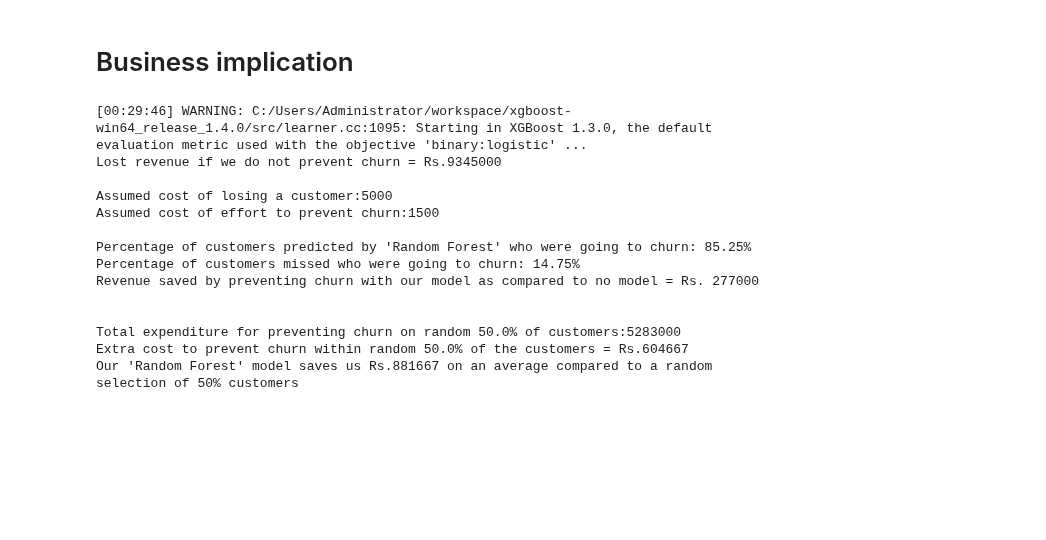
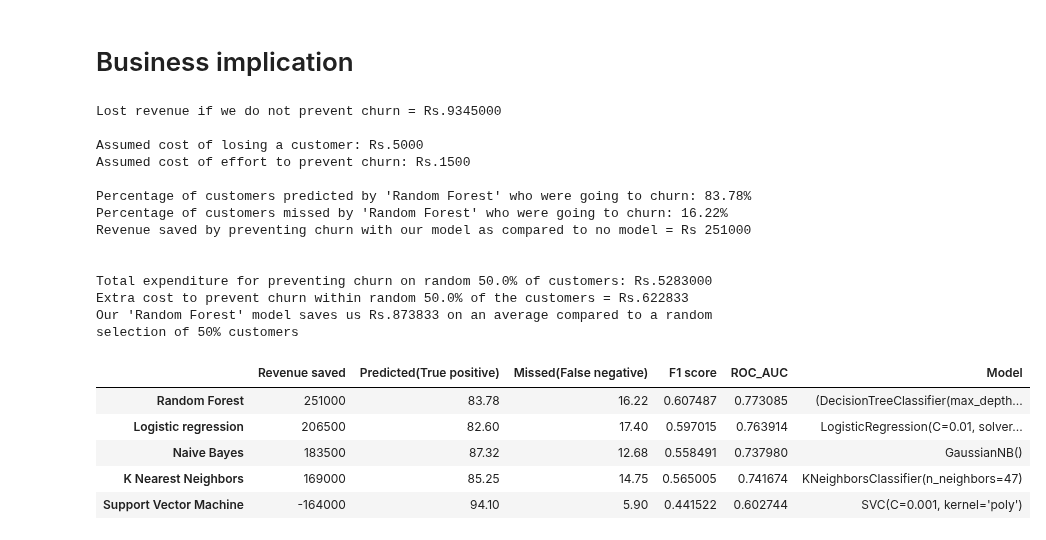
Before and after one commit to AnupamMisra/Data-science-projects, a Jupyter notebook: Customer_churn/Code/customer_churn.ipynb, the cells around one changed output. Drawn from its saved outputs; the diff is of its cells as text; code cells hidden in the pictures; blank space fills up the shorter version.

```diff
--- a/Customer_churn/Code/customer_churn.ipynb
+++ b/Customer_churn/Code/customer_churn.ipynb
@@ -346,11 +345,11 @@ def compute(df, *var):
     pred_svm,misd_svm,f1_svm,roc_svm,rev_svm=build(svm,X_train, X_test, y_train, y_test,c,e)
     pred_rf,misd_rf,f1_rf,roc_rf,rev_rf=build(rf,X_train, X_test, y_train, y_test,c,e)
 
-    rev = [rev_svm,rev_b,rev_knn,rev_lr,rev_x,rev_rf]
-    misd= [misd_svm,misd_b,misd_knn,misd_lr,misd_x,misd_rf]
-    pred= [pred_svm,pred_b,pred_knn,pred_lr,pred_x,pred_rf]
-    f1s= [f1_svm,f1_b,f1_knn,f1_lr,f1_x,f1_rf]
-    rocs= [roc_svm,roc_b,roc_knn,roc_lr,roc_x,roc_rf]
+    rev = [rev_svm,rev_b,rev_knn,rev_lr,rev_rf]
+    misd= [misd_svm,misd_b,misd_knn,misd_lr,misd_rf]
+    pred= [pred_svm,pred_b,pred_knn,pred_lr,pred_rf]
+    f1s= [f1_svm,f1_b,f1_knn,f1_lr,f1_rf]
+    rocs= [roc_svm,roc_b,roc_knn,roc_lr,roc_rf]
     mod = ["Support Vector Machine", "Naive Bayes","K Nearest Neighbors","Logistic regression","Random Forest"]
     model = [svm,g,knnc,lr,rf]
 
@@ -434,17 +433,25 @@ if __name__=="__main__":
     mod,X,y=compute(df,*var)
     business(df,y,mod,*var)
 # %% [output]
-[00:29:46] WARNING: C:/Users/Administrator/workspace/xgboost-win64_release_1.4.0/src/learner.cc:1095: Starting in XGBoost 1.3.0, the default evaluation metric used with the objective 'binary:logistic' ...
 Lost revenue if we do not prevent churn = Rs.9345000
 
-Assumed cost of losing a customer:5000
-Assumed cost of effort to prevent churn:1500
+Assumed cost of losing a customer: Rs.5000
+Assumed cost of effort to prevent churn: Rs.1500
 
-Percentage of customers predicted by 'Random Forest' who were going to churn: 85.25%
-Percentage of customers missed who were going to churn: 14.75%
-Revenue saved by preventing churn with our model as compared to no model = Rs. 277000
+Percentage of customers predicted by 'Random Forest' who were going to churn: 83.78%
+Percentage of customers missed by 'Random Forest' who were going to churn: 16.22%
+Revenue saved by preventing churn with our model as compared to no model = Rs 251000
 
 
-Total expenditure for preventing churn on random 50.0% of customers:5283000
-Extra cost to prevent churn within random 50.0% of the customers = Rs.604667
-Our 'Random Forest' model saves us Rs.881667 on an average compared to a random selection of 50% customers
+Total expenditure for preventing churn on random 50.0% of customers: Rs.5283000
+Extra cost to prevent churn within random 50.0% of the customers = Rs.622833
+Our 'Random Forest' model saves us Rs.873833 on an average compared to a random selection of 50% customers
+# %%
+mod
+# %% [output]
+|  | Revenue saved | Predicted(True positive) | Missed(False negative) | F1 score | ROC_AUC | Model |
+| Random Forest | 251000 | 83.78 | 16.22 | 0.607487 | 0.773085 | (DecisionTreeClassifier(max_depth... |
+| Logistic regression | 206500 | 82.60 | 17.40 | 0.597015 | 0.763914 | LogisticRegression(C=0.01, solver... |
+| Naive Bayes | 183500 | 87.32 | 12.68 | 0.558491 | 0.737980 | GaussianNB() |
+| K Nearest Neighbors | 169000 | 85.25 | 14.75 | 0.565005 | 0.741674 | KNeighborsClassifier(n_neighbors=47) |
+| Support Vector Machine | -164000 | 94.10 | 5.90 | 0.441522 | 0.602744 | SVC(C=0.001, kernel='poly') |
```
Also changed, not shown: parts of 8 cells of this notebook.
